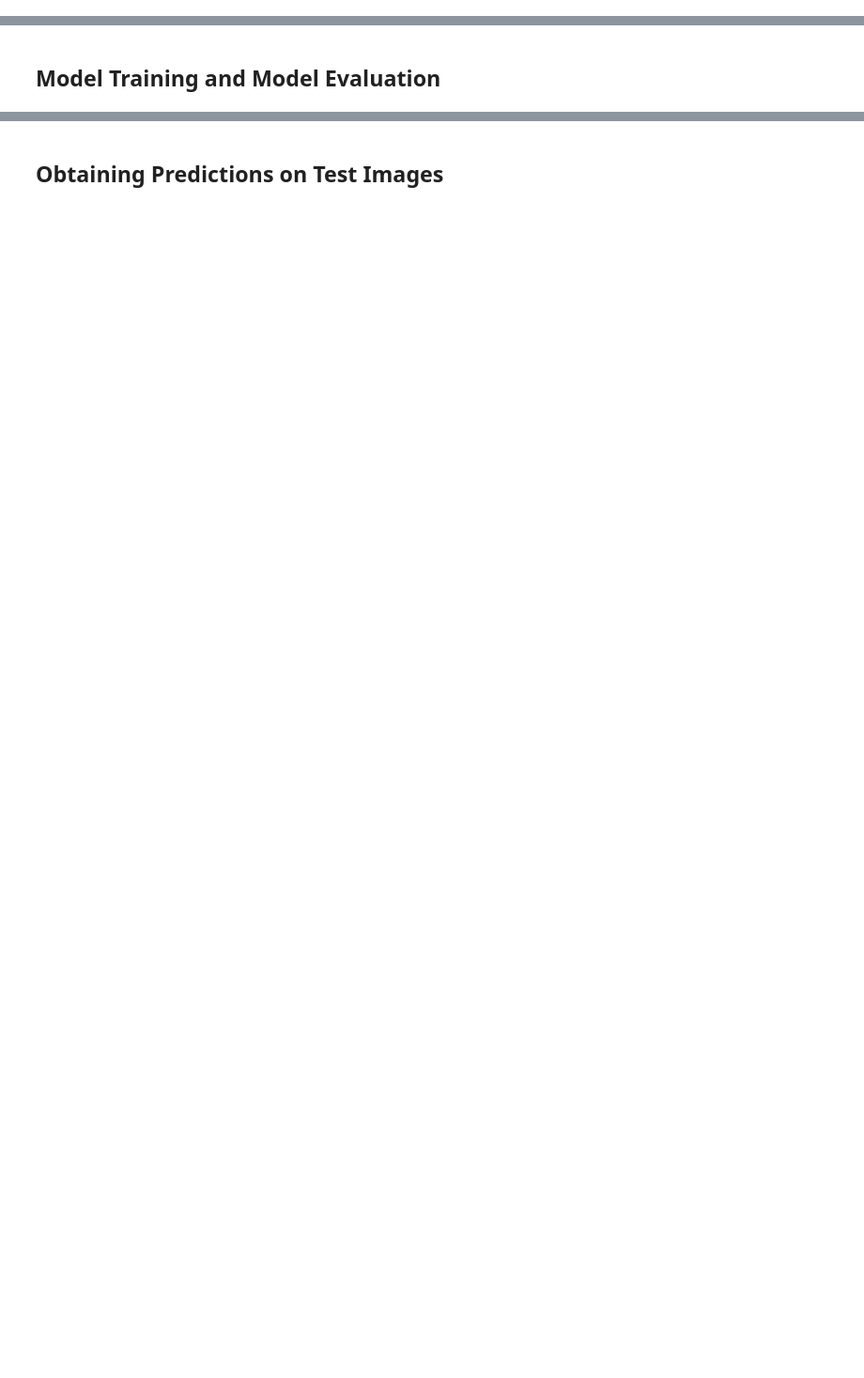
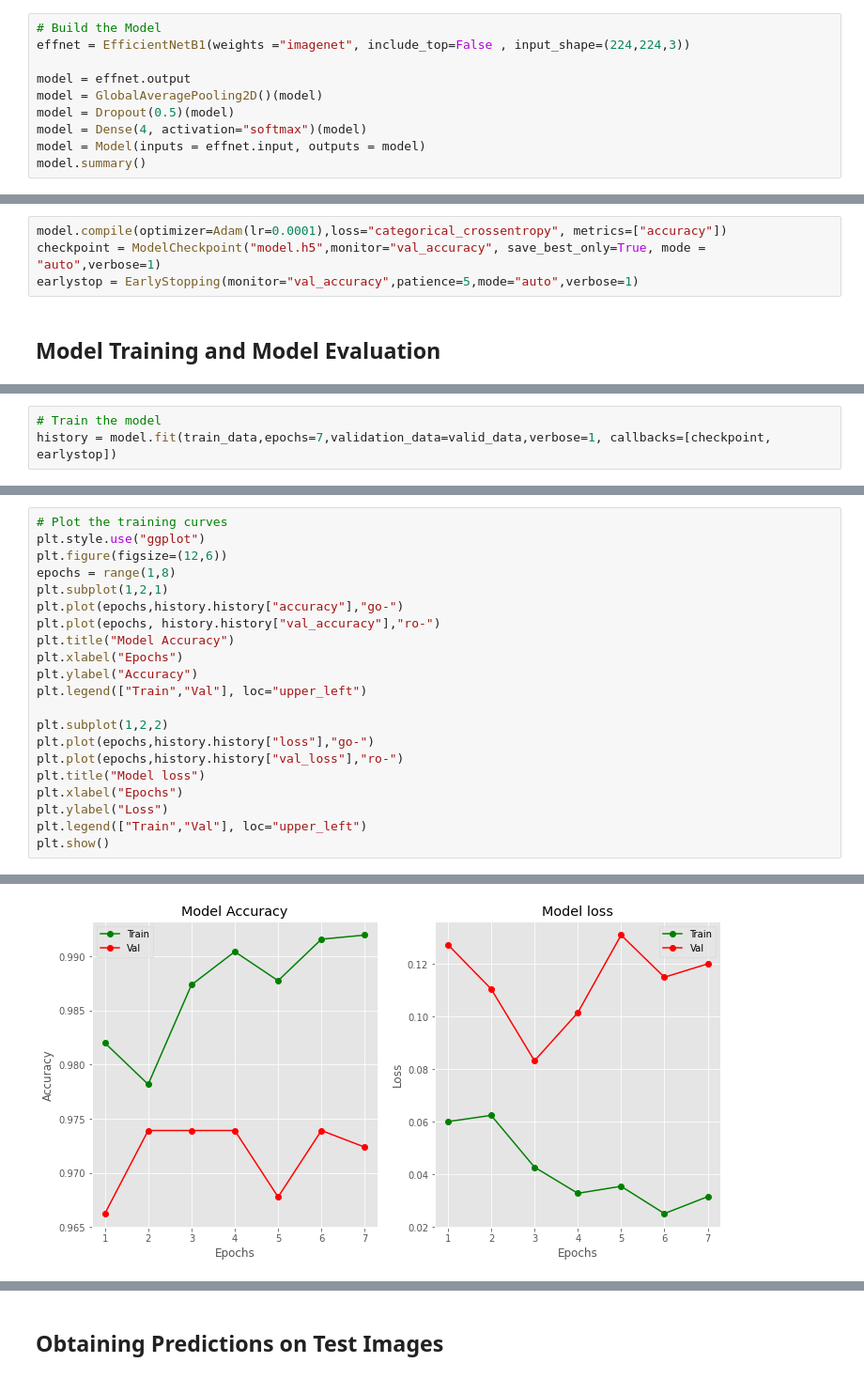
Before and after one commit to Ryukijano/brain_tumor_classifier, a Jupyter notebook: Brain_Tumor_Classification.ipynb, the cells around one changed output, grey strips where cells are left out. Shown at 94% size. Saved outputs shown, nothing was run; the diff lists cells and outputs as text; blank space fills up the shorter version.

```diff
--- a/Brain_Tumor_Classification.ipynb
+++ b/Brain_Tumor_Classification.ipynb
@@ -87,0 +271,10 @@ for c in classes:
+# %%
+# Build the Model
+effnet = EfficientNetB1(weights ="imagenet", include_top=False , input_shape=(224,224,3))
+
+model = effnet.output
+model = GlobalAveragePooling2D()(model)
+model = Dropout(0.5)(model)
+model = Dense(4, activation="softmax")(model)
+model = Model(inputs = effnet.input, outputs = model)
+model.summary()
@@ -88,2 +299,6 @@ for c in classes:
+# %%
+model.compile(optimizer=Adam(lr=0.0001),loss="categorical_crossentropy", metrics=["accuracy"])
+checkpoint = ModelCheckpoint("model.h5",monitor="val_accuracy", save_best_only=True, mode = "auto",verbose=1)
+earlystop = EarlyStopping(monitor="val_accuracy",patience=5,mode="auto",verbose=1)
 # %% [markdown]
 ## Model Training and Model Evaluation
@@ -93,0 +305,3 @@ for c in classes:
+# %%
+# Train the model
+history = model.fit(train_data,epochs=7,validation_data=valid_data,verbose=1, callbacks=[checkpoint, earlystop])
@@ -93,0 +326,22 @@ for c in classes:
+# %%
+# Plot the training curves
+plt.style.use("ggplot")
+plt.figure(figsize=(12,6))
+epochs = range(1,8)
+plt.subplot(1,2,1)
+plt.plot(epochs,history.history["accuracy"],"go-")
+plt.plot(epochs, history.history["val_accuracy"],"ro-")
+plt.title("Model Accuracy")
+plt.xlabel("Epochs")
+plt.ylabel("Accuracy")
+plt.legend(["Train","Val"], loc="upper_left")
+
+plt.subplot(1,2,2)
+plt.plot(epochs,history.history["loss"],"go-")
+plt.plot(epochs,history.history["val_loss"],"ro-")
+plt.title("Model loss")
+plt.xlabel("Epochs")
+plt.ylabel("Loss")
+plt.legend(["Train","Val"], loc="upper_left")
+plt.show()
+# %% [output]
@@ -94,2 +365,3 @@ for c in classes:
+[figure, added]
 # %%
 # Evaluate the model on Test Set
```
Also changed, not shown: parts of 23 cells of this notebook.
